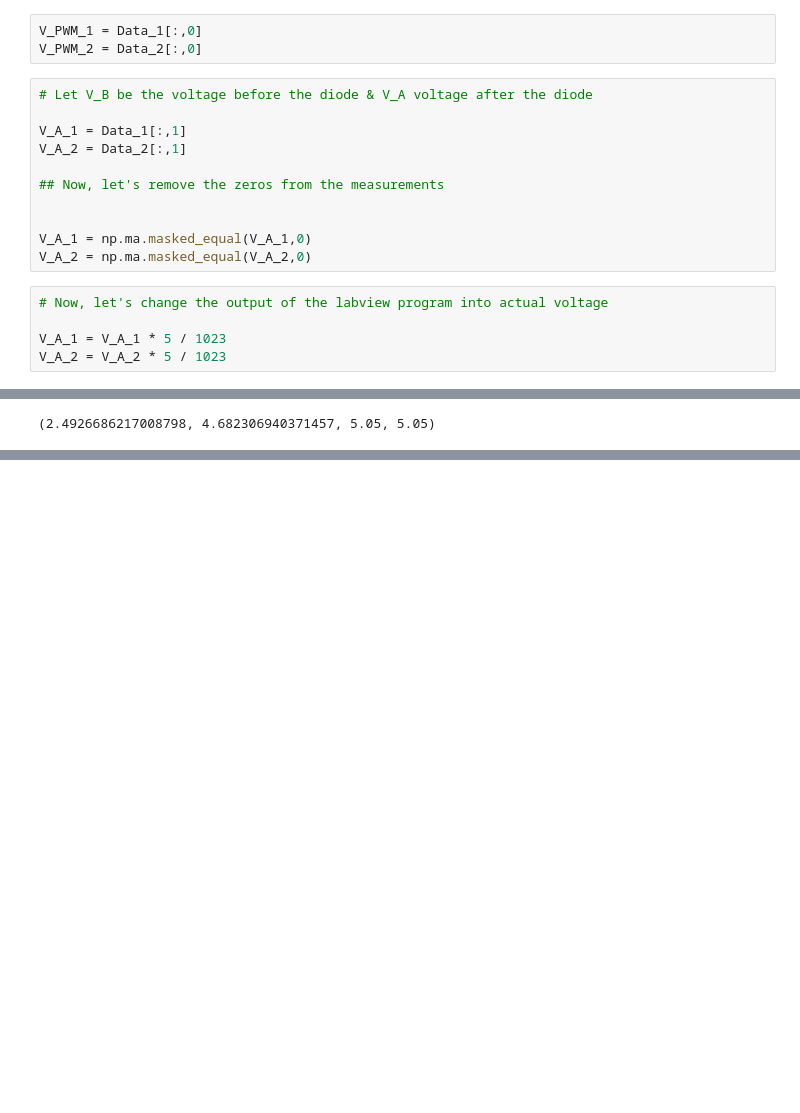
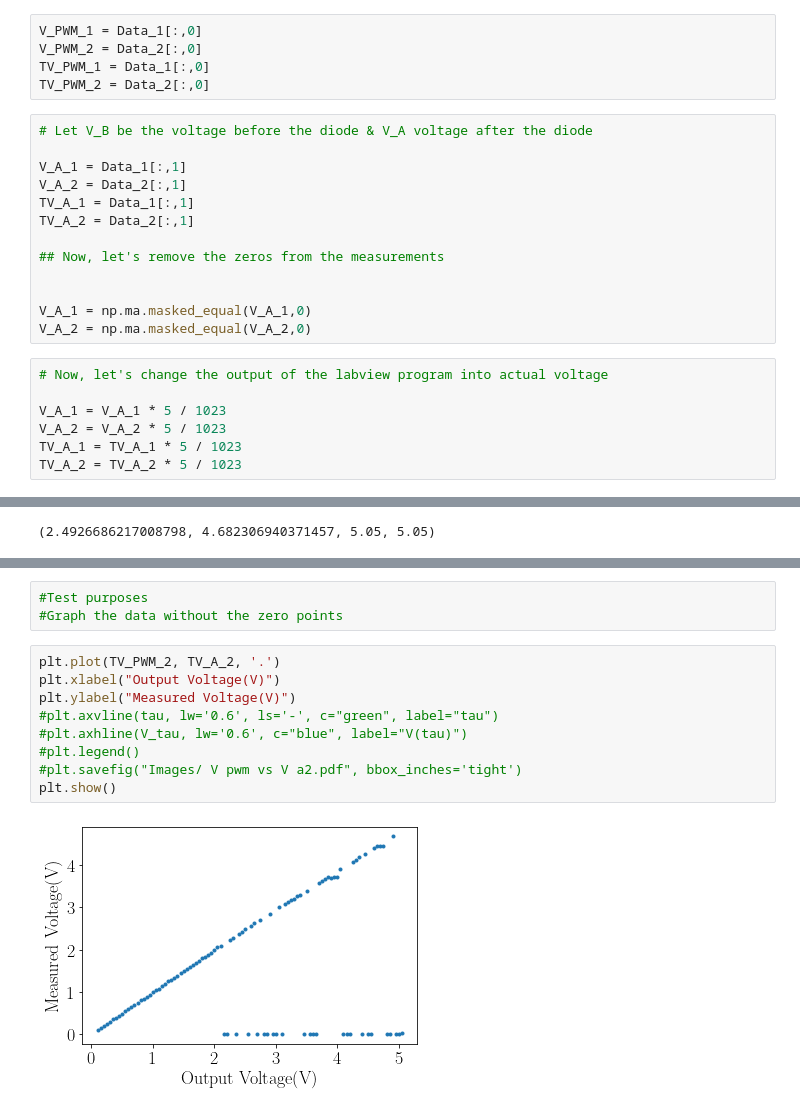
Before and after one commit to aaronkebede/PHY220, a Jupyter notebook: project-two/LED plots.ipynb, the cells around one changed output, grey strips where cells are left out. Saved outputs shown, nothing was run; the diff lists cells and outputs as text; blank space fills up the shorter version.

```diff
--- a/project-two/LED plots.ipynb
+++ b/project-two/LED plots.ipynb
@@ -23,11 +23,15 @@ Data_2 = np.array(Data_2)
 # %%
 V_PWM_1 = Data_1[:,0]
 V_PWM_2 = Data_2[:,0]
+TV_PWM_1 = Data_1[:,0]
+TV_PWM_2 = Data_2[:,0]
 # %%
 # Let V_B be the voltage before the diode & V_A voltage after the diode
 
 V_A_1 = Data_1[:,1]
 V_A_2 = Data_2[:,1]
+TV_A_1 = Data_1[:,1]
+TV_A_2 = Data_2[:,1]
 
 ## Now, let's remove the zeros from the measurements
 
@@ -39,6 +43,8 @@ V_A_2 = np.ma.masked_equal(V_A_2,0)
 
 V_A_1 = V_A_1 * 5 / 1023
 V_A_2 = V_A_2 * 5 / 1023
+TV_A_1 = TV_A_1 * 5 / 1023
+TV_A_2 = TV_A_2 * 5 / 1023
 # %%
 V_A_1.max(), V_A_2.max(), V_PWM_1.max(), V_PWM_2.max()
 # %% [output]
@@ -59,0 +79,14 @@ plt.plot(V_A_2,I)
+# %%
+#Test purposes
+#Graph the data without the zero points
+# %%
+plt.plot(TV_PWM_2, TV_A_2, '.')
+plt.xlabel("Output Voltage(V)")
+plt.ylabel("Measured Voltage(V)")
+#plt.axvline(tau, lw='0.6', ls='-', c="green", label="tau")
+#plt.axhline(V_tau, lw='0.6', c="blue", label="V(tau)")
+#plt.legend()
+#plt.savefig("Images/ V pwm vs V a2.pdf", bbox_inches='tight')
+plt.show()
+# %% [output]
+[figure, added]
```
Also changed, not shown: parts of 4 cells of this notebook, 5 other files.
